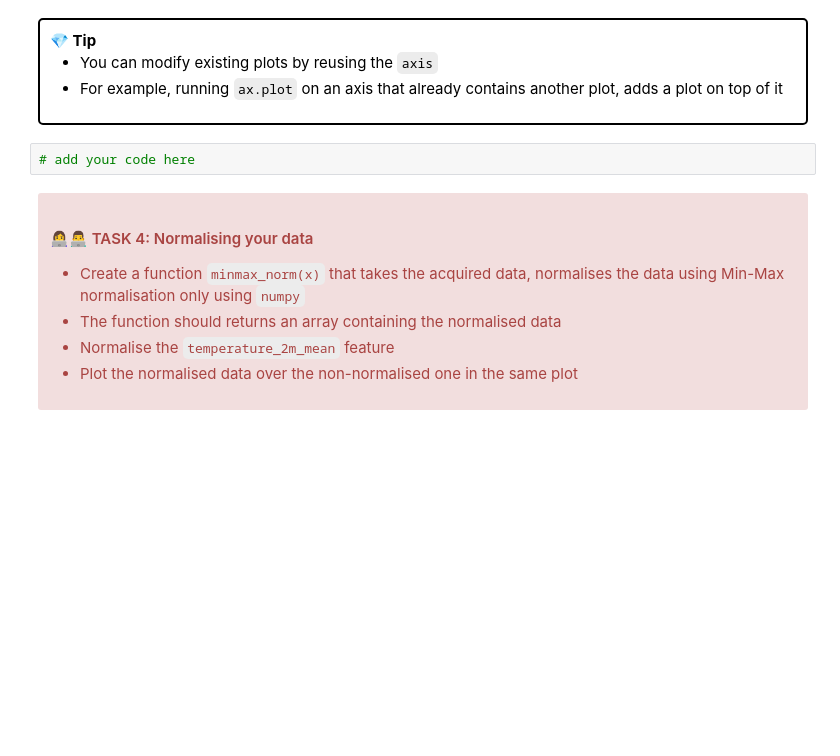
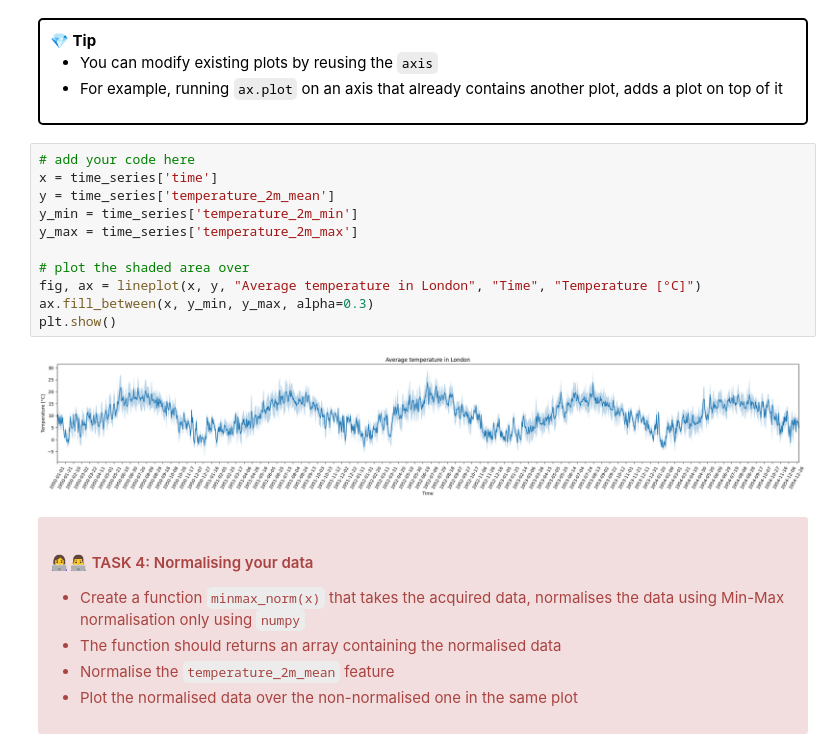
Before and after one commit to UCL-ELEC0136/3-data-processing-YaphetSf, a Jupyter notebook: 3-data-processing.ipynb, the cells around one changed output. Cells and saved outputs as stored; diff of their text form; blank space fills up the shorter version.

```diff
--- a/3-data-processing.ipynb
+++ b/3-data-processing.ipynb
@@ -151,8 +263,19 @@ def lineplots(x: ArrayLike, ys: List[ArrayLike], title: str, x_label: str, y_lab
 * For example, running `ax.plot` on an axis that already contains another plot, adds a plot on top of it
 
 </div>
-# %%
-# add your code here
+# %%
+# add your code here
+x = time_series['time']
+y = time_series['temperature_2m_mean']
+y_min = time_series['temperature_2m_min']
+y_max = time_series['temperature_2m_max']
+
+# plot the shaded area over
+fig, ax = lineplot(x, y, "Average temperature in London", "Time", "Temperature [°C]")
+ax.fill_between(x, y_min, y_max, alpha=0.3)
+plt.show()
+# %% [output]
+[figure, added]
 # %% [markdown]
 <div class="alert alert-block alert-danger">
 <h4>👩‍💻👨‍💻 TASK 4: Normalising your data</h4>
```
Also changed, not shown: parts of 16 cells of this notebook.
